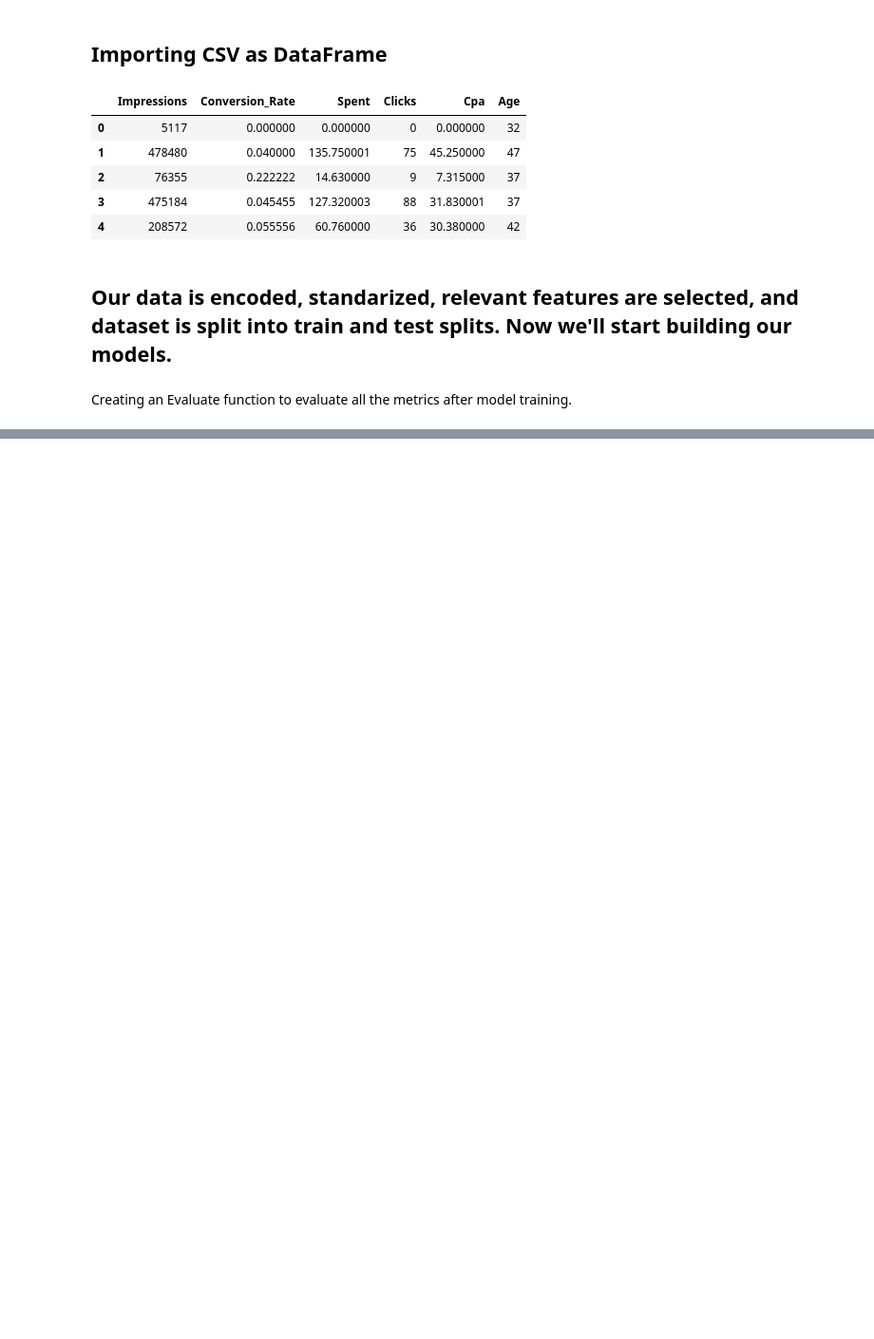
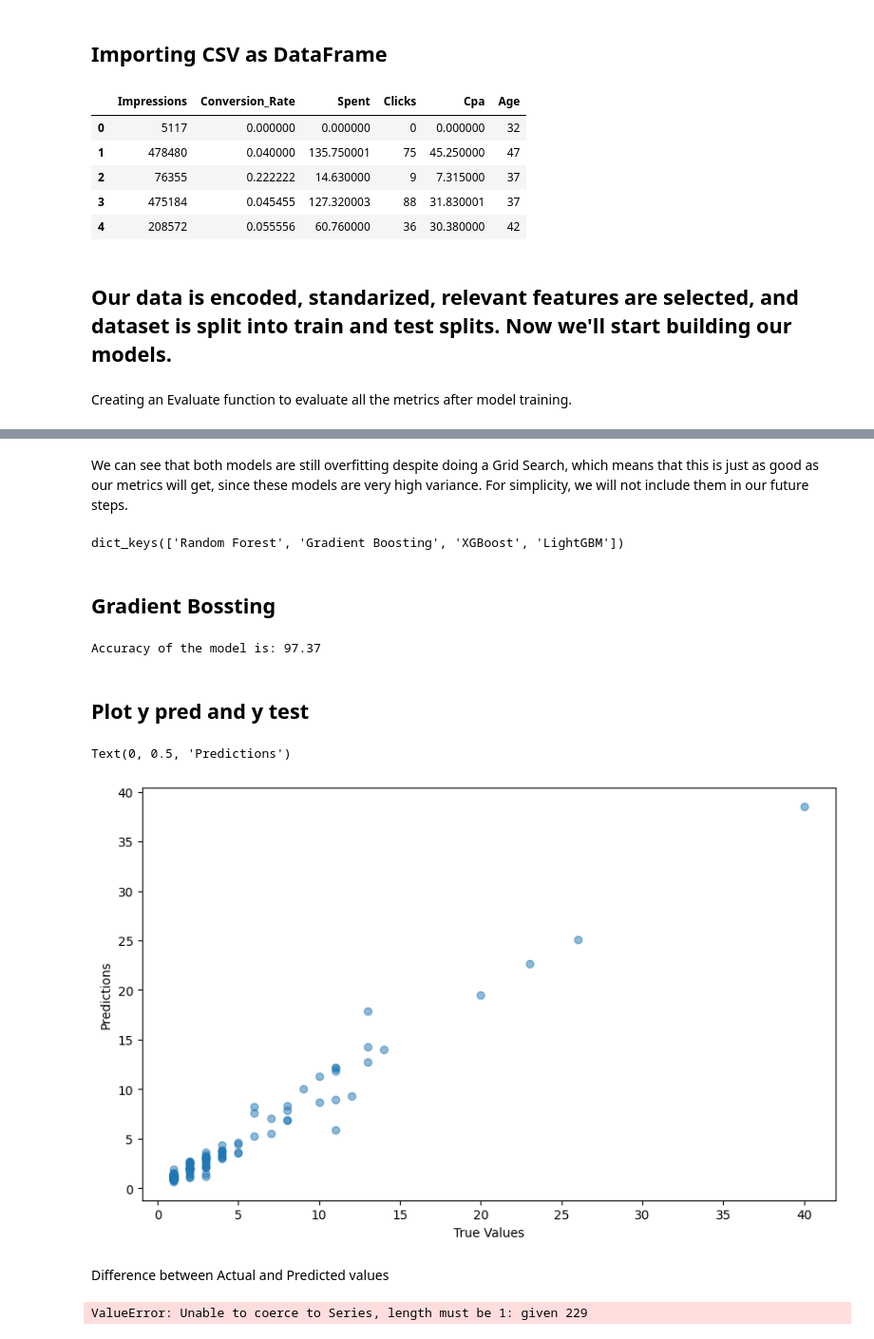
Before and after one commit to abdeloufir/marketing_camp_rev_pred, a Jupyter notebook: notebooks/ml_model.ipynb, the cells around one changed output, grey strips where cells are left out. Shown: that part at 95% size. Saved outputs shown, nothing was run; the diff lists cells and outputs as text; code cells hidden in the pictures; blank space fills up the shorter version.

Commit message:
model builing update

```diff
--- a/notebooks/ml_model.ipynb
+++ b/notebooks/ml_model.ipynb
@@ -93,0 +215,17 @@ for i in range(len(models)):
+# %%
+# Grid Search for Extra Trees Regressor
+etr = ExtraTreesRegressor(random_state=42)
+
+etr_param_grid = {
+    'n_estimators': [100, 200],
+    'max_depth': [5, 10, None],
+    'min_samples_split': [2, 10],
+    'min_samples_leaf': [1, 4],
+    'max_features': ['sqrt', 'log2']
+}
+
+etr_grid = GridSearchCV(etr, etr_param_grid, cv=5, scoring='r2', n_jobs=-1, verbose=1)
+etr_grid.fit(X_train, y_train)
+
+print("Best ExtraTrees Params:", etr_grid.best_params_)
+print("Best ExtraTrees R²:", etr_grid.best_score_)
@@ -93,0 +238,11 @@ for i in range(len(models)):
+# %%
+best_dtr_params = dtr_grid.best_params_
+best_etr_params = etr_grid.best_params_
+
+# Final Decision Tree Model
+final_dtr = DecisionTreeRegressor(**best_dtr_params, random_state=42)
+final_dtr.fit(X_train, y_train)
+
+# Final Extra Trees Model
+final_etr = ExtraTreesRegressor(**best_etr_params, random_state=42)
+final_etr.fit(X_train, y_train)
@@ -93,0 +301,39 @@ for i in range(len(models)):
+# %% [markdown]
+We can see that both models are still overfitting despite doing a Grid Search, which means that this is just as good as our metrics will get, since these models are very high variance. For simplicity, we will not include them in our future steps.
+# %%
+# Removind Decision Tree and Extra Trees from the models dictionary
+models.pop('Decision Tree', None)
+models.pop('Extra Trees', None)
+
+print(models.keys())
+# %% [output]
+dict_keys(['Random Forest', 'Gradient Boosting', 'XGBoost', 'LightGBM'])
+# %% [markdown]
+## Gradient Bossting
+# %%
+gbr =  GradientBoostingRegressor(random_state=42)
+gbr = gbr.fit(X_train, y_train)
+y_pred = gbr.predict(X_test)
+score = r2_score(y_test, y_pred)*100
+print("Accuracy of the model is: %.2f" %score)
+# %% [output]
+Accuracy of the model is: 97.37
+# %% [markdown]
+## Plot y pred and y test
+# %%
+# Plot y pred vs y_test
+plt.figure(figsize=(10, 6))
+plt.scatter(y_test, y_pred, alpha=0.5)
+plt.xlabel('True Values')
+plt.ylabel('Predictions')
+# %% [output]
+Text(0, 0.5, 'Predictions')
+[figure, added]
+# %% [markdown]
+Difference between Actual and Predicted values
+# %%
+# Difference between actual and predicted values
+pred_df = pd.DataFrame({'Acutal: y_test': y_test, 'Predicted: y_pred': y_pred, 'Difference': y_test - y_pred})
+pred_df
+# %% [output]
+ValueError: Unable to coerce to Series, length must be 1: given 229
```
Also changed, not shown: parts of 14 cells of this notebook.
